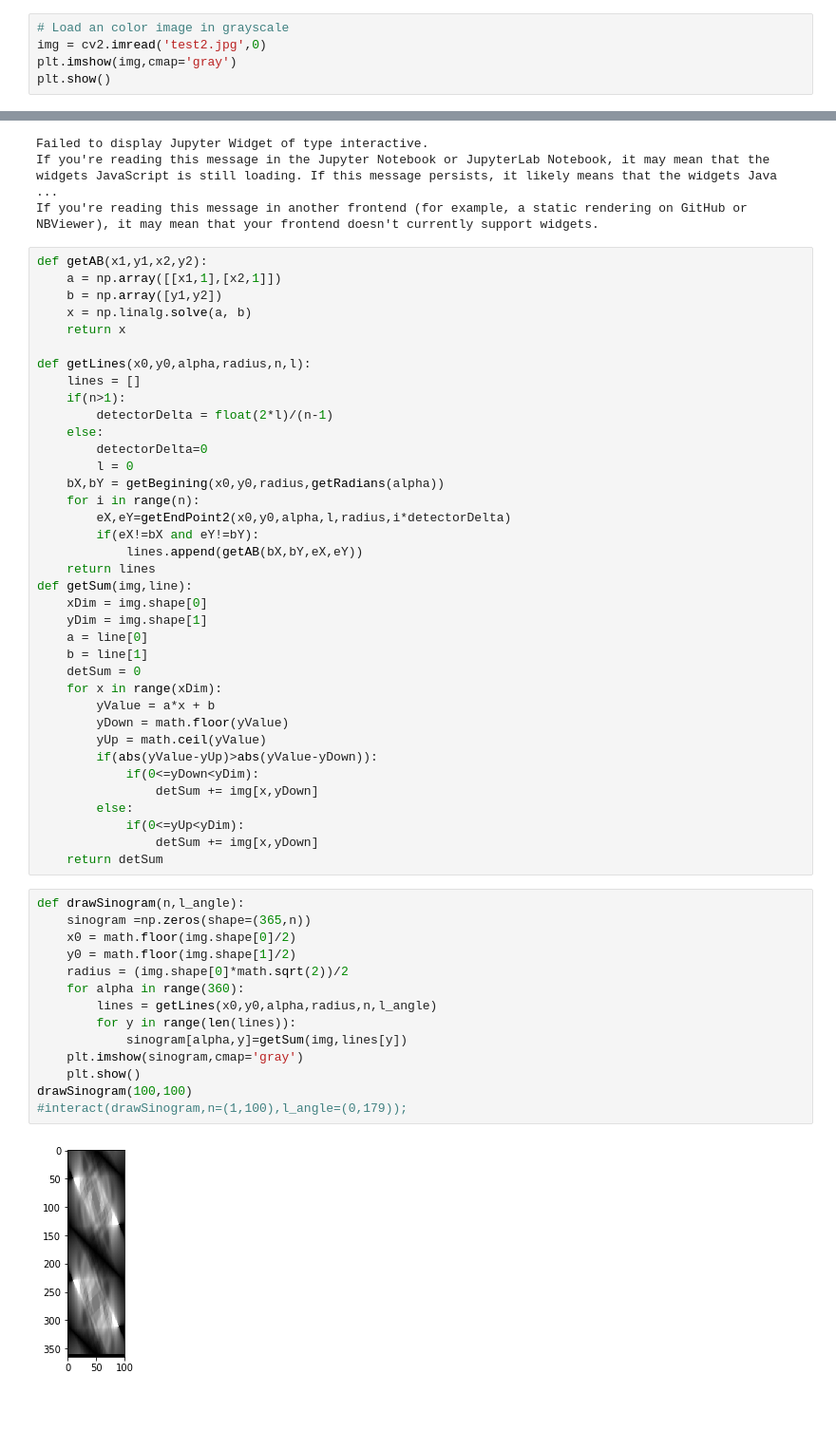
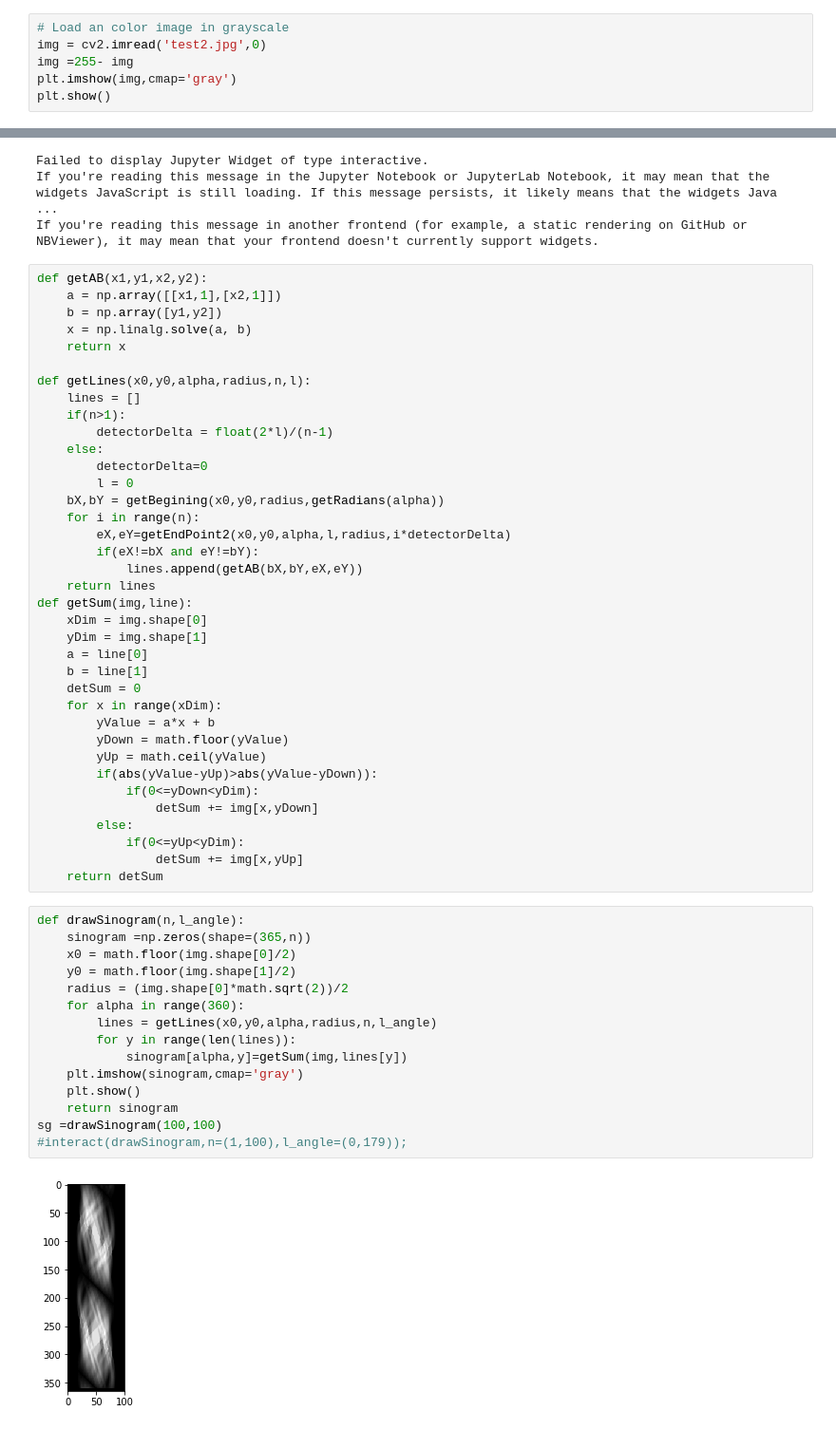
Before and after one commit to mlynarzsrem/IWM, a Jupyter notebook: Symultor tomografu/tomograf.ipynb, the cells around one changed output, grey strips where cells are left out. Shown at 95% size. Cells and saved outputs as stored; diff of their text form.

```diff
--- a/Symultor tomografu/tomograf.ipynb
+++ b/Symultor tomografu/tomograf.ipynb
@@ -13,6 +13,7 @@ import ipywidgets as widgets
 # %%
 # Load an color image in grayscale
 img = cv2.imread('test2.jpg',0)
+img =255- img
 plt.imshow(img,cmap='gray')
 plt.show()
 # %% [output]
@@ -94,21 +95,22 @@ def getSum(img,line):
                 detSum += img[x,yDown]
         else:
             if(0<=yUp<yDim):
-                detSum += img[x,yDown]
+                detSum += img[x,yUp]
     return detSum
 # %%
 def drawSinogram(n,l_angle):
     sinogram =np.zeros(shape=(365,n))
     x0 = math.floor(img.shape[0]/2)
     y0 = math.floor(img.shape[1]/2)
     radius = (img.shape[0]*math.sqrt(2))/2
     for alpha in range(360):
         lines = getLines(x0,y0,alpha,radius,n,l_angle)
         for y in range(len(lines)):
             sinogram[alpha,y]=getSum(img,lines[y])
     plt.imshow(sinogram,cmap='gray')
     plt.show()
-drawSinogram(100,100)
+    return sinogram
+sg =drawSinogram(100,100)
 #interact(drawSinogram,n=(1,100),l_angle=(0,179));
 # %% [output]
-[figure, old version]
+[figure, new version]
```
Also changed, not shown: parts of 2 cells of this notebook.
